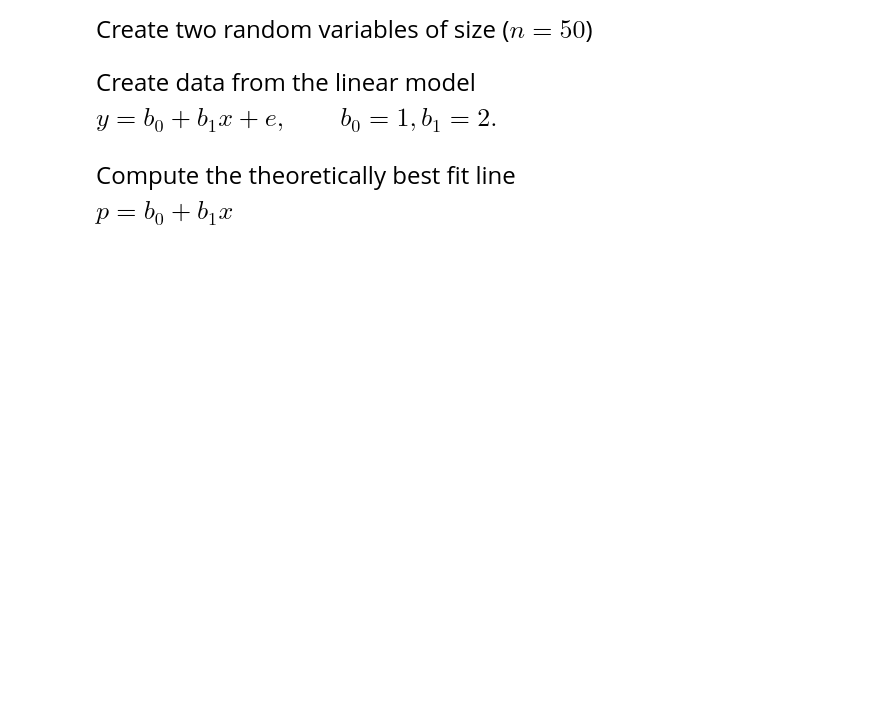
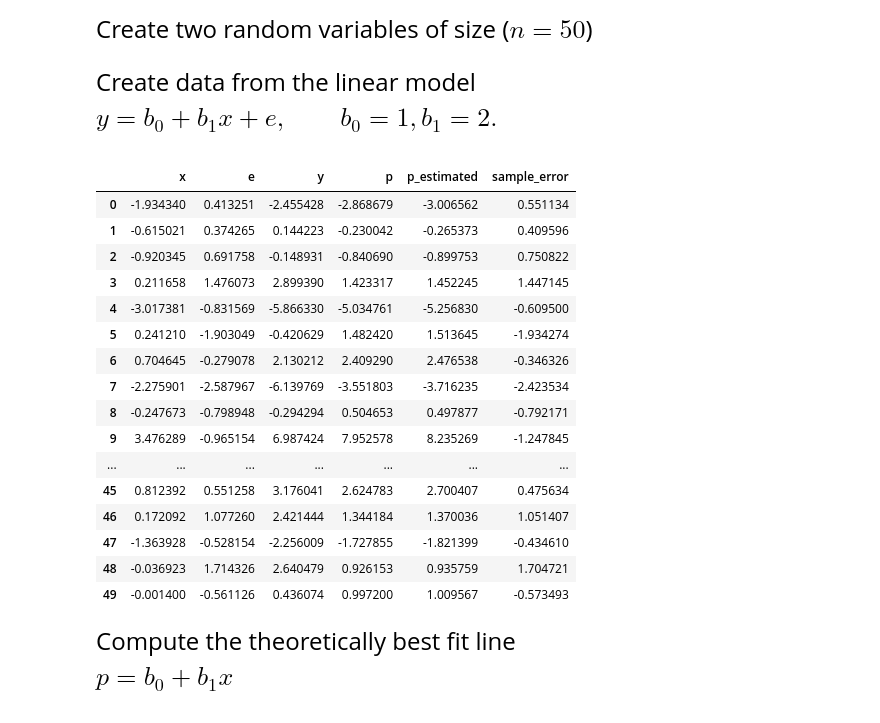
Before and after one commit to NateHu203/qtm151spring2023, a Jupyter notebook: Lecture 11/Lecture 11.ipynb, the cells around one changed output. Drawn from its saved outputs; the diff is of its cells as text; code cells hidden in the pictures; blank space fills up the shorter version.

```diff
--- a/Lecture 11/Lecture 11.ipynb
+++ b/Lecture 11/Lecture 11.ipynb
@@ -59,12 +59,31 @@ $ y = b_0 + b_1 x + e, \qquad b_0 = 1, b_1 = 2.$
 # %%
 # The number b0 is known as the "intercept"
 # The number b1 is known as the "slope"
 
 b0 = 1
 b1 = 2
 
 # We can compute formulas directly over dataset columns
 dataset["y"] = b0 + b1 * dataset["x"] + dataset["e"]
+display(dataset)
+# %% [output]
+|  | x | e | y | p | p_estimated | sample_error |
+| 0 | -1.934340 | 0.413251 | -2.455428 | -2.868679 | -3.006562 | 0.551134 |
+| 1 | -0.615021 | 0.374265 | 0.144223 | -0.230042 | -0.265373 | 0.409596 |
+| 2 | -0.920345 | 0.691758 | -0.148931 | -0.840690 | -0.899753 | 0.750822 |
+| 3 | 0.211658 | 1.476073 | 2.899390 | 1.423317 | 1.452245 | 1.447145 |
+| 4 | -3.017381 | -0.831569 | -5.866330 | -5.034761 | -5.256830 | -0.609500 |
+| 5 | 0.241210 | -1.903049 | -0.420629 | 1.482420 | 1.513645 | -1.934274 |
+| 6 | 0.704645 | -0.279078 | 2.130212 | 2.409290 | 2.476538 | -0.346326 |
+| 7 | -2.275901 | -2.587967 | -6.139769 | -3.551803 | -3.716235 | -2.423534 |
+| 8 | -0.247673 | -0.798948 | -0.294294 | 0.504653 | 0.497877 | -0.792171 |
+| 9 | 3.476289 | -0.965154 | 6.987424 | 7.952578 | 8.235269 | -1.247845 |
+| ... | ... | ... | ... | ... | ... | ... |
+| 45 | 0.812392 | 0.551258 | 3.176041 | 2.624783 | 2.700407 | 0.475634 |
+| 46 | 0.172092 | 1.077260 | 2.421444 | 1.344184 | 1.370036 | 1.051407 |
+| 47 | -1.363928 | -0.528154 | -2.256009 | -1.727855 | -1.821399 | -0.434610 |
+| 48 | -0.036923 | 1.714326 | 2.640479 | 0.926153 | 0.935759 | 1.704721 |
+| 49 | -0.001400 | -0.561126 | 0.436074 | 0.997200 | 1.009567 | -0.573493 |
 # %% [markdown]
 <font size = "5">
 
```
